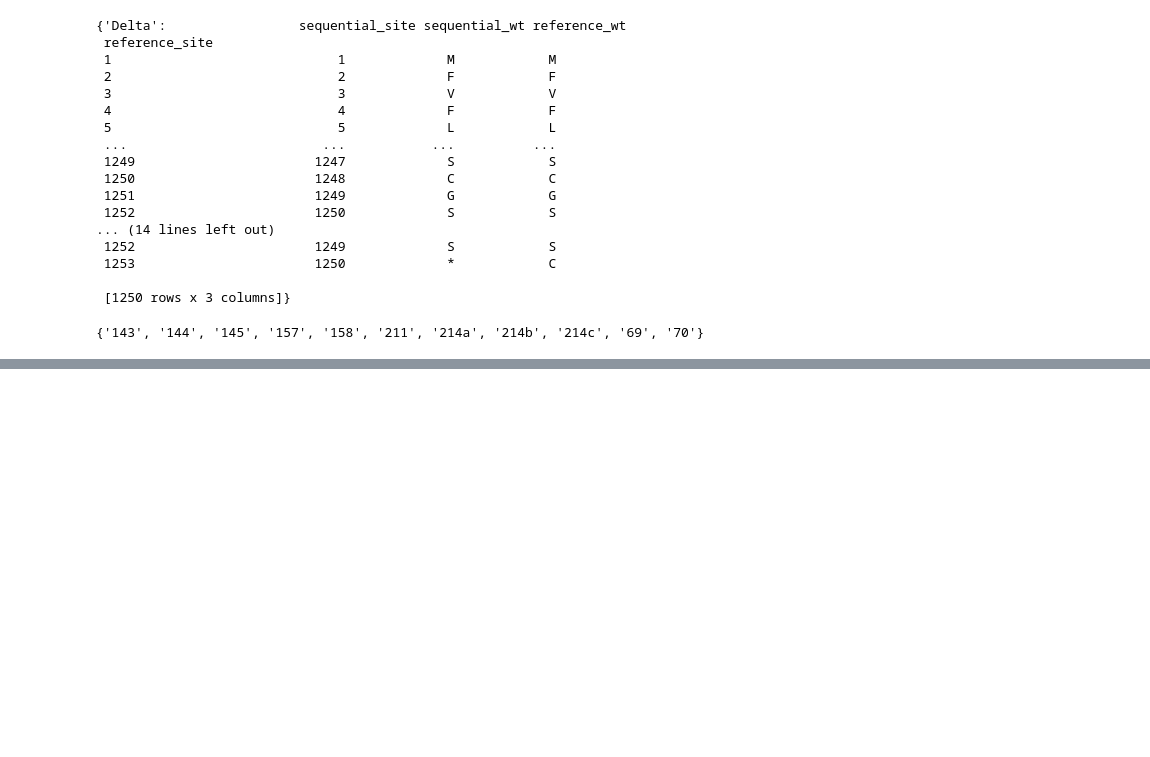
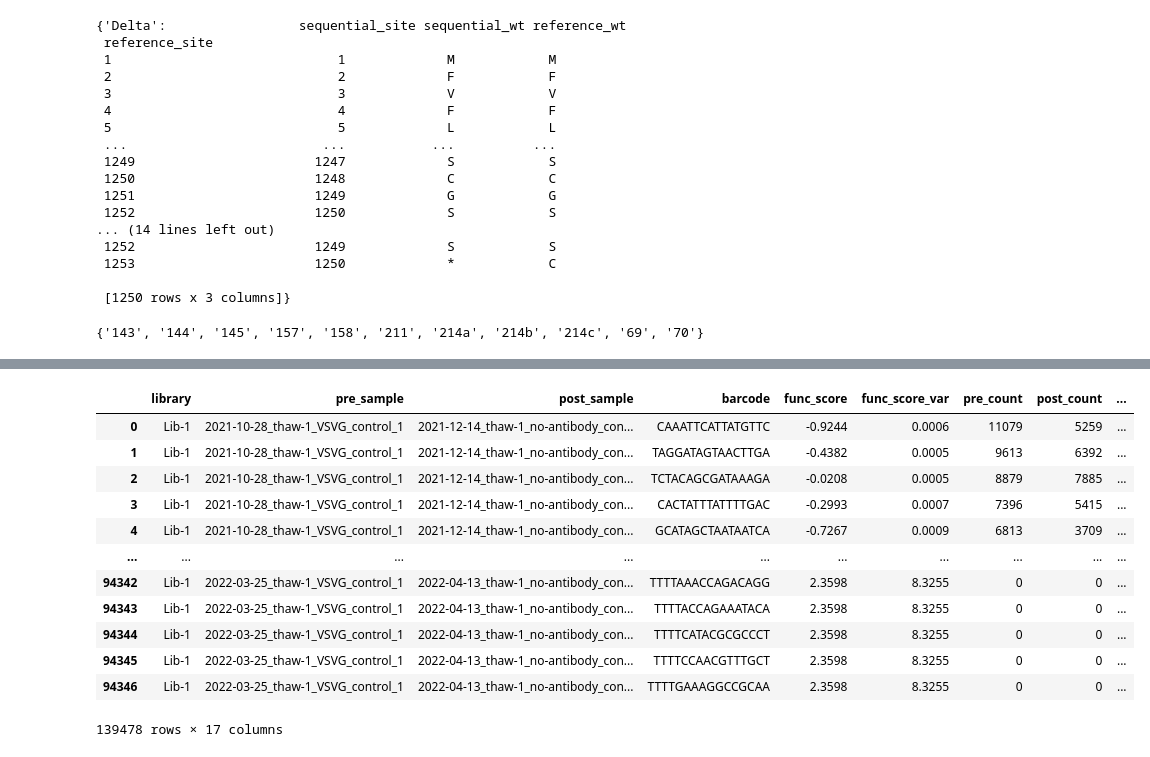
Before and after one commit to matsengrp/multidms, a Jupyter notebook: notebooks/fit_omicron_delta_data.ipynb, the cells around one changed output, grey strips where cells are left out. Cells and saved outputs as stored; diff of their text form; code cells hidden in the pictures; blank space fills up the shorter version.

```diff
--- a/notebooks/fit_omicron_delta_data.ipynb
+++ b/notebooks/fit_omicron_delta_data.ipynb
@@ -131 +129,21 @@ lib1_rep1_fs_sel
+# %%
+func_score_df = pd.DataFrame()
+for idx, row in lib1_rep1_fs_sel.iterrows():
+    exp_func_score_df = row.func_sel_scores_df.assign(homolog=row.homolog)
+    func_score_df = pd.concat([func_score_df, exp_func_score_df])
+func_score_df
+# %% [output]
+|  | library | pre_sample | post_sample | barcode | func_score | func_score_var | pre_count | post_count | ... |
+| 0 | Lib-1 | 2021-10-28_thaw-1_VSVG_control_1 | 2021-12-14_thaw-1_no-antibody_con... | CAAATTCATTATGTTC | -0.9244 | 0.0006 | 11079 | 5259 | ... |
+| 1 | Lib-1 | 2021-10-28_thaw-1_VSVG_control_1 | 2021-12-14_thaw-1_no-antibody_con... | TAGGATAGTAACTTGA | -0.4382 | 0.0005 | 9613 | 6392 | ... |
+| 2 | Lib-1 | 2021-10-28_thaw-1_VSVG_control_1 | 2021-12-14_thaw-1_no-antibody_con... | TCTACAGCGATAAAGA | -0.0208 | 0.0005 | 8879 | 7885 | ... |
+| 3 | Lib-1 | 2021-10-28_thaw-1_VSVG_control_1 | 2021-12-14_thaw-1_no-antibody_con... | CACTATTTATTTTGAC | -0.2993 | 0.0007 | 7396 | 5415 | ... |
+| 4 | Lib-1 | 2021-10-28_thaw-1_VSVG_control_1 | 2021-12-14_thaw-1_no-antibody_con... | GCATAGCTAATAATCA | -0.7267 | 0.0009 | 6813 | 3709 | ... |
+| ... | ... | ... | ... | ... | ... | ... | ... | ... | ... |
+| 94342 | Lib-1 | 2022-03-25_thaw-1_VSVG_control_1 | 2022-04-13_thaw-1_no-antibody_con... | TTTTAAACCAGACAGG | 2.3598 | 8.3255 | 0 | 0 | ... |
+| 94343 | Lib-1 | 2022-03-25_thaw-1_VSVG_control_1 | 2022-04-13_thaw-1_no-antibody_con... | TTTTACCAGAAATACA | 2.3598 | 8.3255 | 0 | 0 | ... |
+| 94344 | Lib-1 | 2022-03-25_thaw-1_VSVG_control_1 | 2022-04-13_thaw-1_no-antibody_con... | TTTTCATACGCGCCCT | 2.3598 | 8.3255 | 0 | 0 | ... |
+| 94345 | Lib-1 | 2022-03-25_thaw-1_VSVG_control_1 | 2022-04-13_thaw-1_no-antibody_con... | TTTTCCAACGTTTGCT | 2.3598 | 8.3255 | 0 | 0 | ... |
+| 94346 | Lib-1 | 2022-03-25_thaw-1_VSVG_control_1 | 2022-04-13_thaw-1_no-antibody_con... | TTTTGAAAGGCCGCAA | 2.3598 | 8.3255 | 0 | 0 | ... |
+139478 rows × 17 columns
 # %%
```
Also changed, not shown: parts of 19 cells of this notebook, 10 other files.
